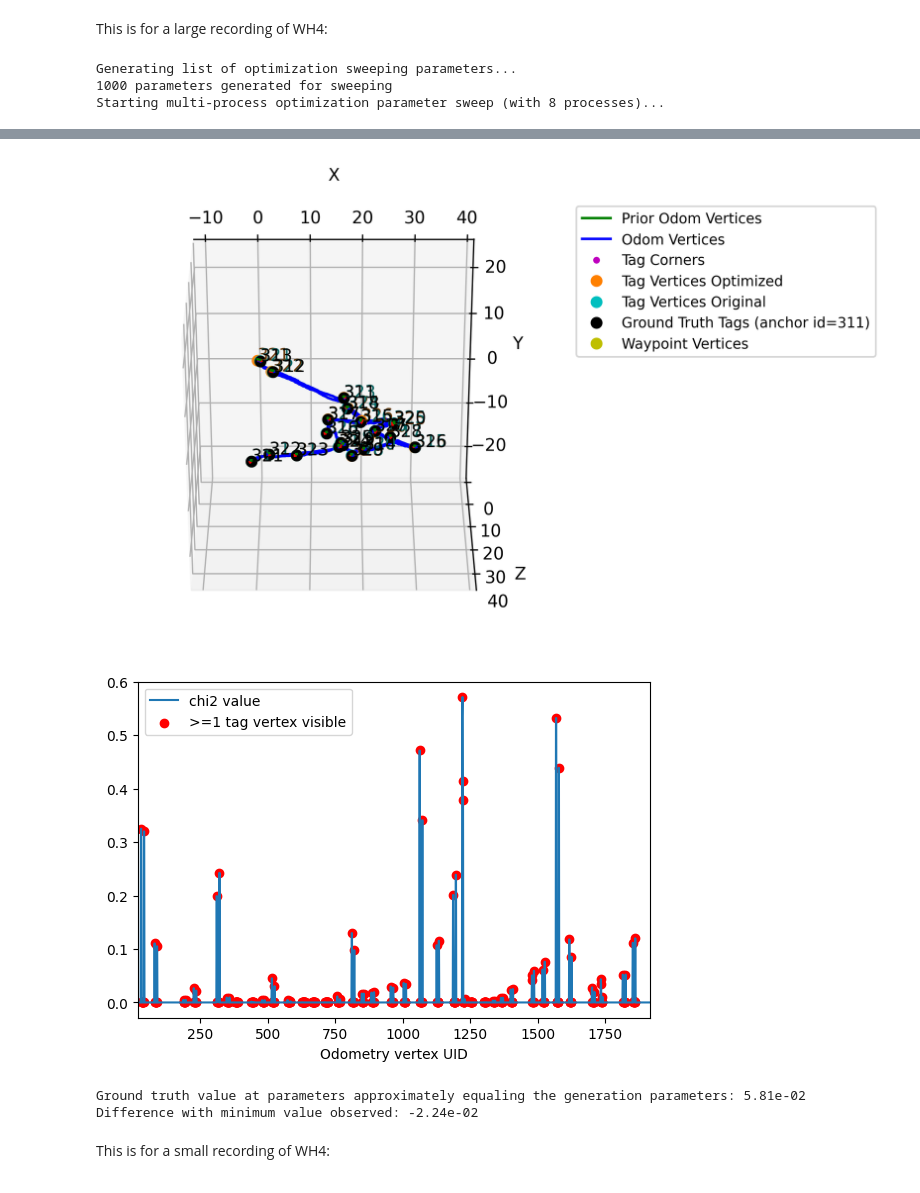
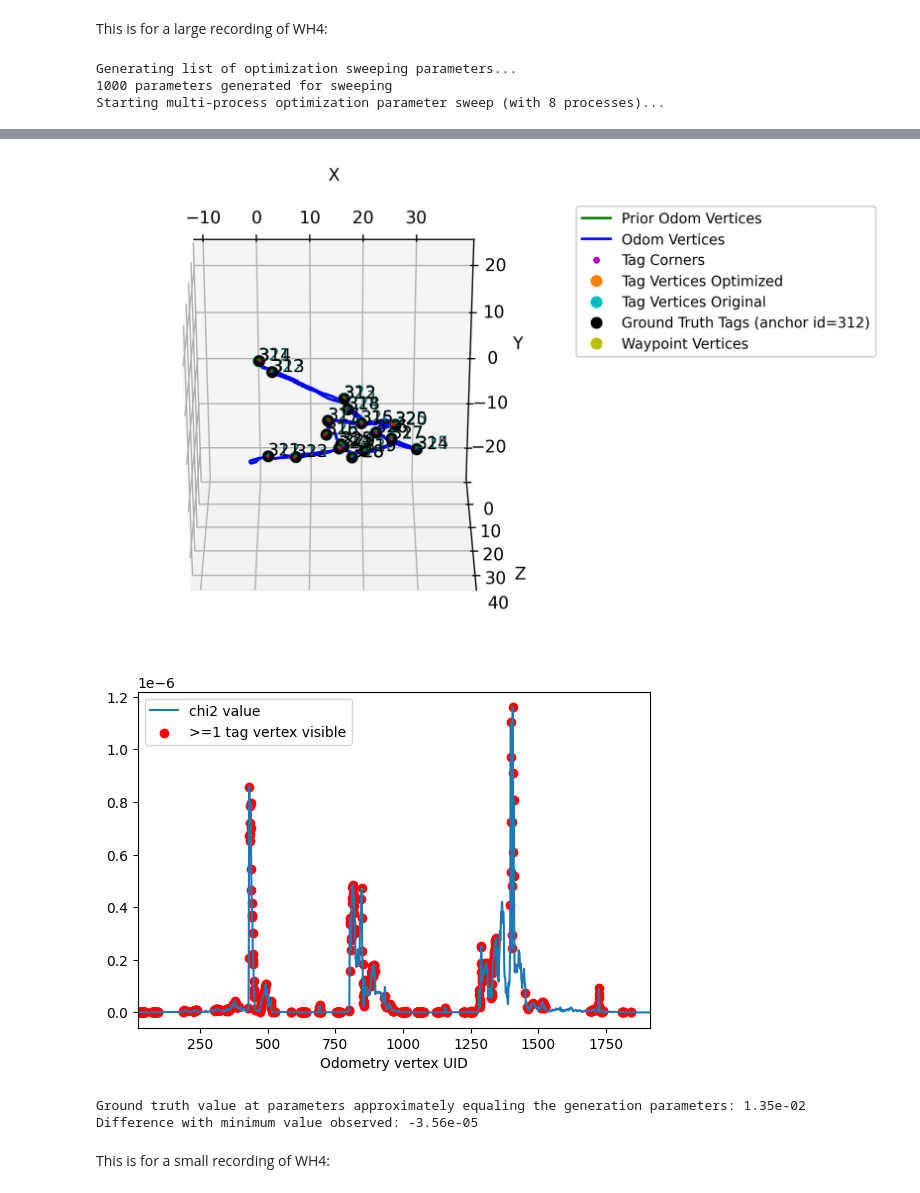
Before and after one commit to occamLab/invisible-map-generation, a Jupyter notebook: notebooks/experiments/experiment_zero_wh4.ipynb, the cells around one changed output, grey strips where cells are left out. Cells and saved outputs as stored; diff of their text form; code cells hidden in the pictures.

```diff
--- a/notebooks/experiments/experiment_zero_wh4.ipynb
+++ b/notebooks/experiments/experiment_zero_wh4.ipynb
@@ -284,6 +291,8 @@ The third iteration of this experiment involves varying just the tag observation
 # %% [markdown]
 This is for a large recording of WH4:
 # %%
+large_map_info = CacheManagerSingleton.find_maps(large_data_set_name, search_restriction=0).pop()
+large_ug_dataset = UGDataSet(**large_map_info.map_dct)
 # Generate a derived data set
 data_set_name = large_map_info.map_name
 gen_params_sweep = GenerateParams(
@@ -296,8 +305,8 @@ gen_params_sweep = GenerateParams(
     }
 )
 gg_sweep = GraphGenerator(path_from=large_ug_dataset, gen_params=gen_params_sweep)
-gen_data_set, gt_gen_data_set = gg_sweep.export()
-map_info = MapInfo(map_json_name=data_set_name, map_name=data_set_name, map_dct=gen_data_set.dict())
+map_info = gg_sweep.export_to_map_processing_cache()
+gt_gen_data_set = CacheManagerSingleton.find_ground_truth_data_from_map_info(map_info)
 
 # Instantiate the configuration for the parameter sweeping
 compute_inf_params = OComputeInfParams()
@@ -309,7 +318,7 @@ sweep_config = {
 # %%
 ordered_sweep_config_keys = [key for key in sweep_config.keys()]
 print()
-osr = sweep_params(mi=large_map_info, ground_truth_data=gt_gen_data_set.as_dict_of_se3_arrays,
+osr = sweep_params(mi=map_info, ground_truth_data=gt_gen_data_set,
              base_oconfig=OConfig(is_sba=False, compute_inf_params=compute_inf_params),
              sweep_config=sweep_config, ordered_sweep_config_keys=[key for key in sweep_config.keys()],
              verbose=True, generate_plot=False, show_plot=False, num_processes=8)
@@ -337,5 +346,5 @@ Maximum rotation (Alpha): [24.95788933 17.1163459  13.28322635] (tag id: 326.0)
-[figure, old version]
+[figure, new version]
-[figure, old version]
+[figure, new version]
 # %%
 # Enter the same zero variance back into the prediction to find gt at this query
 query_at_exact = {
@@ -349,8 +358,8 @@ print(f"Ground truth value at parameters approximately equaling the generation p
       f"{value_at_query:.2e}\nDifference with minimum value observed: "
       f"{osr.min_gt_result - value_at_query:.2e}")
 # %% [output]
-Ground truth value at parameters approximately equaling the generation parameters: 5.81e-02
-Difference with minimum value observed: -2.24e-02
+Ground truth value at parameters approximately equaling the generation parameters: 1.35e-02
+Difference with minimum value observed: -3.56e-05
 # %% [markdown]
 This is for a small recording of WH4:
 # %%
```
Also changed, not shown: parts of 17 cells of this notebook.
